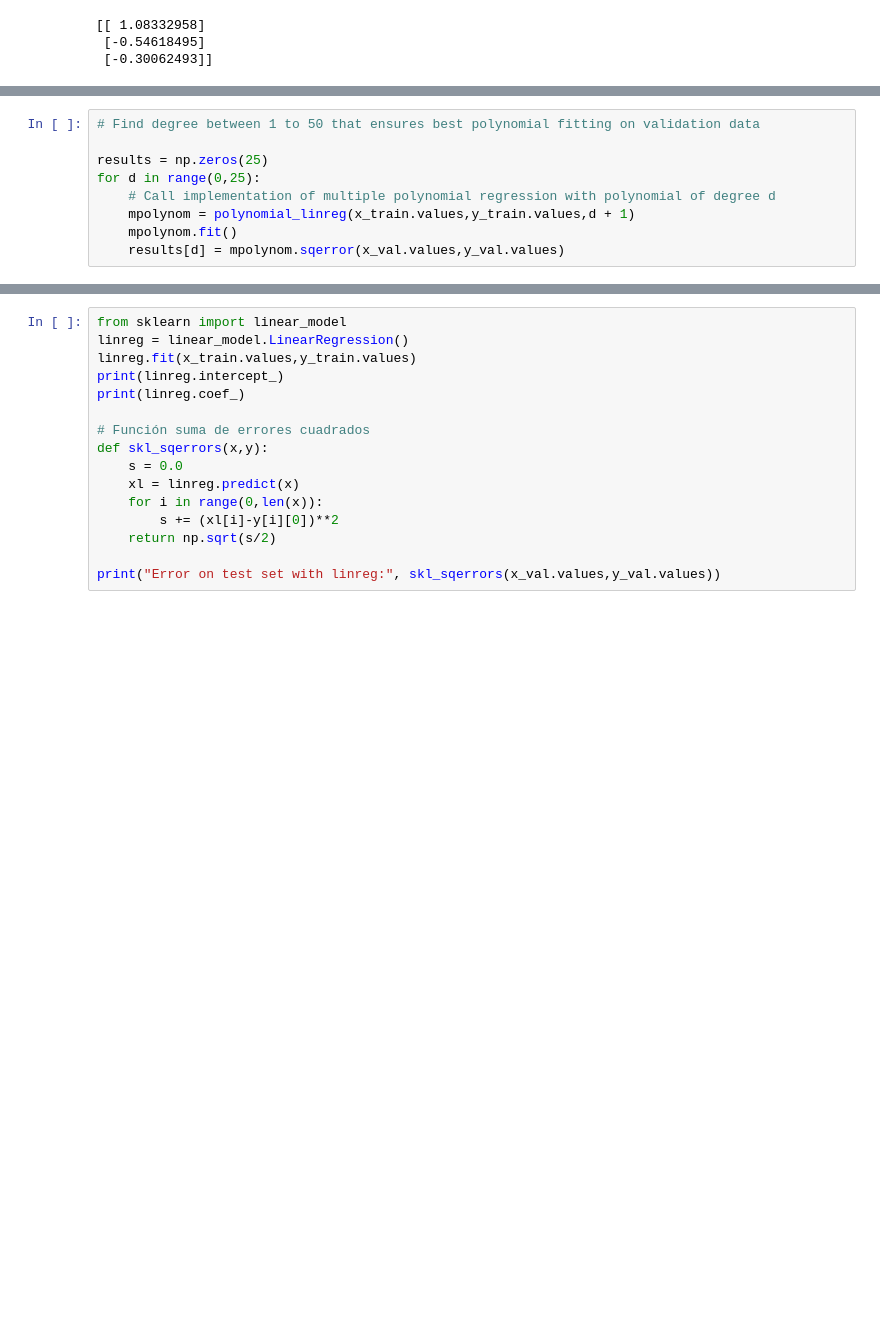
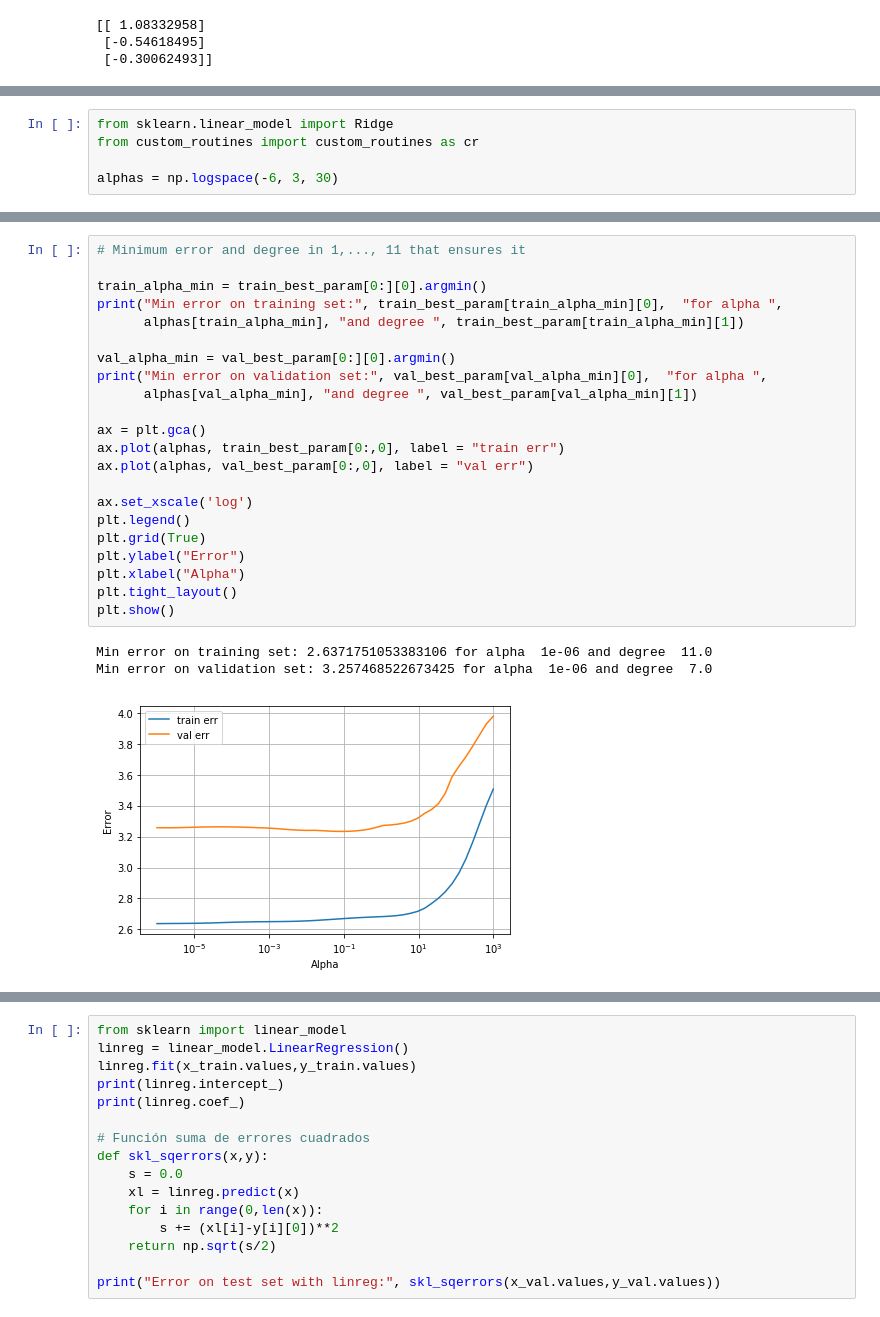
Before and after one commit to erickgrm/machine-learning, a Jupyter notebook: tareas/tarea3/problema2_t2.ipynb, the cells around one changed output, grey strips where cells are left out. Saved outputs shown, nothing was run; the diff lists cells and outputs as text; blank space fills up the shorter version.

```diff
--- a/tareas/tarea3/problema2_t2.ipynb
+++ b/tareas/tarea3/problema2_t2.ipynb
@@ -69,9 +68,0 @@ print(mlinear.sqerror(x_val.values,y_val.values))
-# %%
-# Find degree between 1 to 50 that ensures best polynomial fitting on validation data
-
-results = np.zeros(25)
-for d in range(0,25):
-    # Call implementation of multiple polynomial regression with polynomial of degree d
-    mpolynom = polynomial_linreg(x_train.values,y_train.values,d + 1)
-    mpolynom.fit()
-    results[d] = mpolynom.sqerror(x_val.values,y_val.values)
@@ -112,0 +69,5 @@ print(mbest.sqerror(x_val.values,y_val.values))
+# %%
+from sklearn.linear_model import Ridge
+from custom_routines import custom_routines as cr
+
+alphas = np.logspace(-6, 3, 30)
@@ -112,0 +129,26 @@ print(mbest.sqerror(x_val.values,y_val.values))
+# %%
+# Minimum error and degree in 1,..., 11 that ensures it
+
+train_alpha_min = train_best_param[0:][0].argmin()
+print("Min error on training set:", train_best_param[train_alpha_min][0],  "for alpha ",
+      alphas[train_alpha_min], "and degree ", train_best_param[train_alpha_min][1])
+
+val_alpha_min = val_best_param[0:][0].argmin()
+print("Min error on validation set:", val_best_param[val_alpha_min][0],  "for alpha ",
+      alphas[val_alpha_min], "and degree ", val_best_param[val_alpha_min][1])
+
+ax = plt.gca()
+ax.plot(alphas, train_best_param[0:,0], label = "train err")
+ax.plot(alphas, val_best_param[0:,0], label = "val err")
+
+ax.set_xscale('log')
+plt.legend()
+plt.grid(True)
+plt.ylabel("Error")
+plt.xlabel("Alpha")
+plt.tight_layout()
+plt.show()
+# %% [output]
+Min error on training set: 2.6371751053383106 for alpha  1e-06 and degree  11.0
+Min error on validation set: 3.257468522673425 for alpha  1e-06 and degree  7.0
+[figure, added]
```
Also changed, not shown: parts of 6 cells of this notebook.
